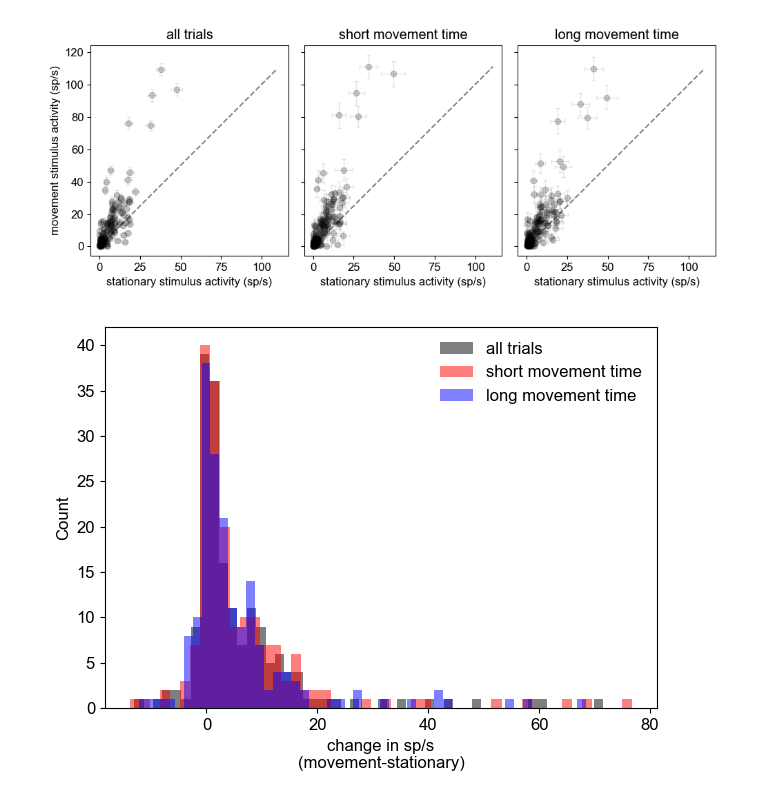
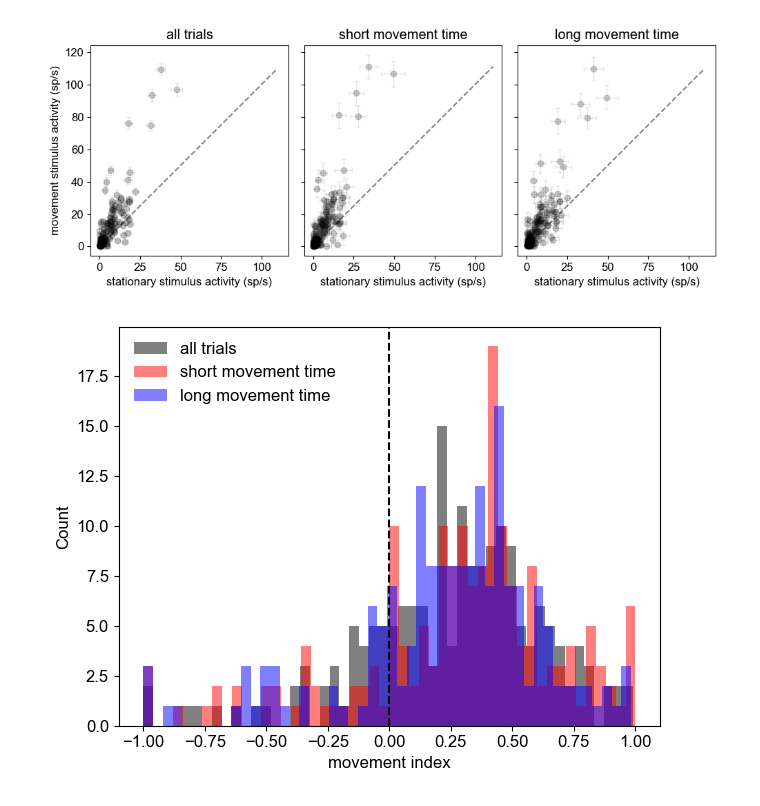
Before and after one commit to rojasgabriel/ephys, a Jupyter notebook: notebooks/movement_vs_stationary.ipynb, the cells around one changed output. Saved outputs shown, nothing was run; the diff lists cells and outputs as text; code cells hidden in the pictures.

Commit message:
Fix movement modulation index calculation

```diff
--- a/notebooks/movement_vs_stationary.ipynb
+++ b/notebooks/movement_vs_stationary.ipynb
@@ -446,19 +446,24 @@ if not os.path.exists(save_dir):
 # %% [output]
 [figure]
 # %%
+movement_modulation_idx = (move_stimulus_response - stat_stimulus_response)/(move_stimulus_response + stat_stimulus_response)
+movement_modulation_idx_short = (move_stimulus_response_short - stat_stimulus_response_short)/(move_stimulus_response_short + stat_stimulus_response_short)
+movement_modulation_idx_long = (move_stimulus_response_long - stat_stimulus_response_long)/(move_stimulus_response_long + stat_stimulus_response_long)
+
 plt.figure()
 plt.hist(movement_modulation_idx, bins=50, color='k', alpha=0.5, label='all trials')
 plt.hist(movement_modulation_idx_short, bins=50, color='r', alpha=0.5, label='short movement time')
 plt.hist(movement_modulation_idx_long, bins=50, color='b', alpha=0.5, label='long movement time')
-plt.xlabel('change in sp/s\n(movement-stationary)')
+plt.xlabel('movement index')
 plt.ylabel('Count')
+plt.axvline(0, color='k', linestyle='--', alpha=1)
 plt.legend(frameon=False)
 plt.tight_layout()
 
 save_dir = f'/Users/gabriel/Desktop/stimulus_response_scatters/movement_time/modulation_index/last_stationary'
 if not os.path.exists(save_dir):
     os.makedirs(save_dir)
 plt.savefig(pjoin(save_dir, '25percent_movement_modulation_idx_hist.png'), format='png', dpi=300)
 # %% [output]
-[figure, old version]
+[figure, new version]
 # %%
```
Also changed, not shown: parts of 4 cells of this notebook.
